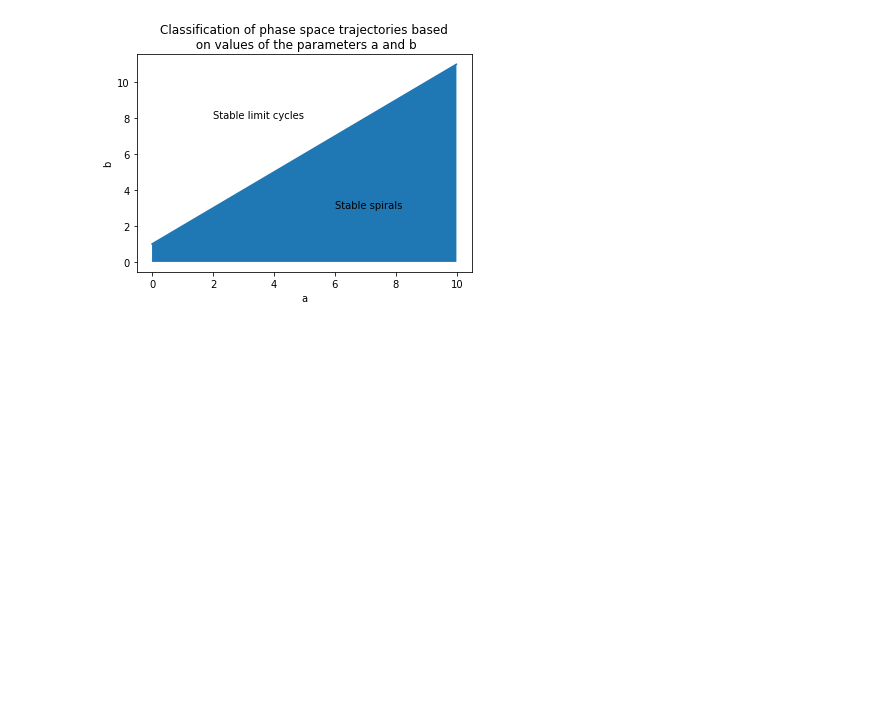
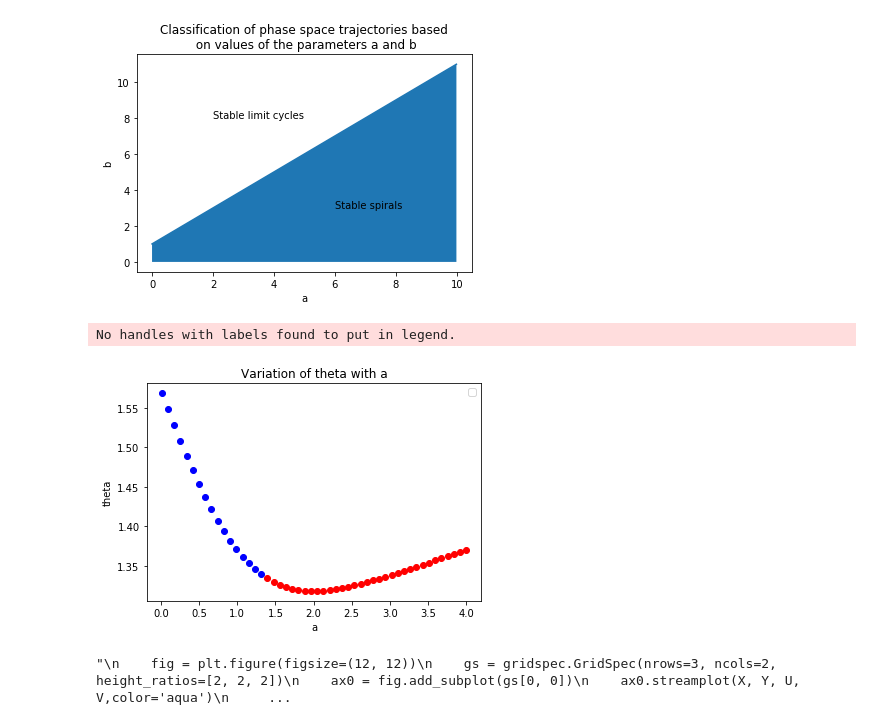
Before and after one commit to kunaljani1100/Solution-of-the-Brusselator, a Jupyter notebook: Non Linear Science.ipynb, the cells around one changed output. Drawn from its saved outputs; the diff is of its cells as text; code cells hidden in the pictures; blank space fills up the shorter version.

```diff
--- a/Non Linear Science.ipynb
+++ b/Non Linear Science.ipynb
@@ -436,3 +369,81 @@ plt.title('Classification of phase space trajectories based\n on values of the p
 plt.show()
 # %% [output]
 [figure]
+# %%
+import math as mt
+#bf1=[]
+#bf2=[]
+
+#Varialtion of theta vs a, not shown in the report.
+
+ar_a=np.linspace(0.01,4,50)
+theta=[0]*len(ar_a)
+for i in range(0,len(ar_a)):
+    a=ar_a[i]
+    b=2
+    N=20000
+    x=np.linspace(0.01,N/100,N)
+    #print(x)
+
+    y1=np.zeros(len(x))
+    y2=np.zeros(len(x))
+
+    for i in range(len(x)):
+        y1[i]=(b+1)/(a*x[i])-1/(a*x[i]*x[i])
+        y2[i]=b/(a*x[i])
+
+    xx=[0]*N
+    yy=[0]*N
+    t=np.linspace(0.01,N/100,N)
+    dt=0.01
+    xx[0]=4
+    yy[0]=5
+    for i in range(N-1):
+      xx[i+1]=xx[i]+(1-(b+1)*xx[i]+a*xx[i]*xx[i]*yy[i])*dt
+      yy[i+1]=yy[i]+(b*xx[i]-a*xx[i]*xx[i]*yy[i])*dt
+
+    #w = 3
+    Y, X = np.mgrid[-2:7.5:100j, -1:8:100j]
+    U=(1-(b+1)*X+a*X*X*Y)
+    V=(b*X-a*X*X*Y)
+    theta=mt.acos(a/((a*a)+(b*b)))
+    count_stable=False
+    count_unstable=False
+    if(xx[N-1]==xx[N-2] and yy[N-1]==yy[N-1]):
+        if(count_stable==False):
+            plt.plot(a,theta,'ro')
+            count_stable=True
+        else:
+            plt.plot(a,theta,'ro')
+    else:
+        if(count_unstable==False):
+            plt.plot(a,theta,'bo')
+            count_unstable=True
+        else:
+            plt.plot(a,theta,'bo')
+plt.legend()
+plt.title('Variation of theta with a')
+plt.xlabel('a')
+plt.ylabel('theta')
+plt.show()
+    #speed=np.sqrt(U*U+V*V)
+"""
+    fig = plt.figure(figsize=(12, 12))
+    gs = gridspec.GridSpec(nrows=3, ncols=2, height_ratios=[2, 2, 2])
+    ax0 = fig.add_subplot(gs[0, 0])
+    ax0.streamplot(X, Y, U, V,color='aqua')
+    ax0.set_title('Flow for Brusselator for b>a+1 when starting point is outside the limit cycle')
+    plt.plot(x,y1,'green',label='X nullcline')
+    plt.plot(x,y2,'blue',label='Y nullcline')
+    plt.xlabel('X coordinate')
+    plt.ylabel('Y coordinate')
+    plt.plot(xx,yy,'red',label='Flow approaching limit cycle from outside')
+    plt.legend()
+    plt.ylim(0,7.5)
+    plt.xlim(0,8)
+    plt.show()
+"""
+# %% [output]
+No handles with labels found to put in legend.
+[figure, added]
+"\n    fig = plt.figure(figsize=(12, 12))\n    gs = gridspec.GridSpec(nrows=3, ncols=2, height_ratios=[2, 2, 2])\n    ax0 = fig.add_subplot(gs[0, 0])\n    ax0.streamplot(X, Y, U, V,color='aqua')\n     ...
```
Also changed, not shown: parts of 27 cells of this notebook.
